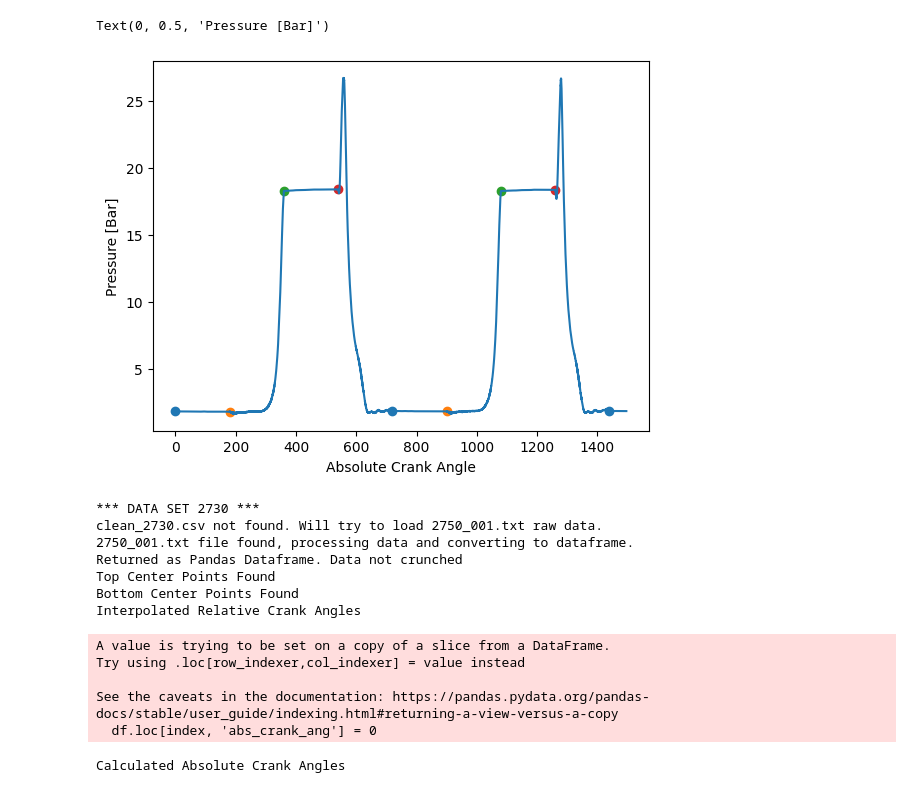
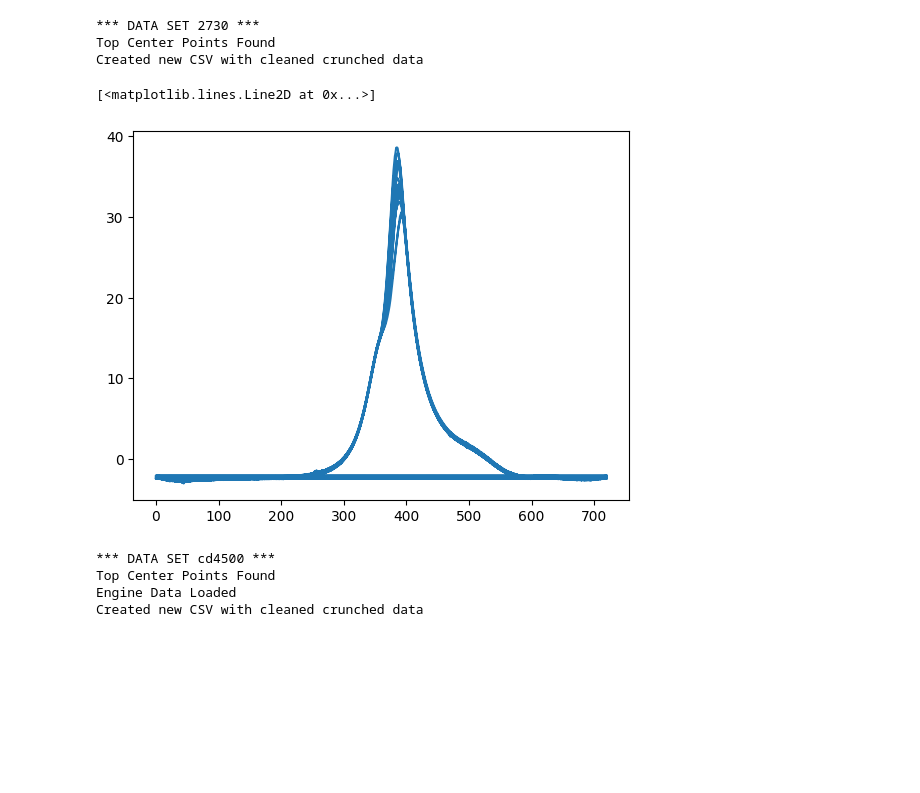
Before and after one commit to The-Josh-Chan/school_projects, a Jupyter notebook: MECH435_InternalComustionEngines/data_crunch.ipynb, the cells around one changed output. Saved outputs shown, nothing was run; the diff lists cells and outputs as text; code cells hidden in the pictures; blank space fills up the shorter version.

```diff
--- a/MECH435_InternalComustionEngines/data_crunch.ipynb
+++ b/MECH435_InternalComustionEngines/data_crunch.ipynb
@@ -39,20 +117,0 @@ plt.plot(cd1700['rel_crank_ang'], cd1700['pressure_bar'])
-# %%
-cd1700_range = cd1700[cd1700['abs_crank_ang'] < 1500]
-state_points = cd1700_range.dropna(subset=['crank_state'])
-state1 = state_points[state_points['crank_state'] == 1]
-state2 = state_points[state_points['crank_state'] == 2]
-state3 = state_points[state_points['crank_state'] == 3]
-state4 = state_points[state_points['crank_state'] == 4]
-state5 = state_points[state_points['crank_state'] == 5]
-plt.plot(cd1700_range['abs_crank_ang'], cd1700_range['pressure_bar'])
-# plt.scatter(state_points['abs_crank_ang'], state_points['pressure_bar'])
-plt.scatter(state1['abs_crank_ang'], state1['pressure_bar'])
-plt.scatter(state2['abs_crank_ang'], state2['pressure_bar'])
-plt.scatter(state3['abs_crank_ang'], state3['pressure_bar'])
-plt.scatter(state4['abs_crank_ang'], state4['pressure_bar'])
-# plt.scatter(state5['abs_crank_ang'], state5['pressure_bar'])
-plt.xlabel("Absolute Crank Angle")
-plt.ylabel("Pressure [Bar]")
-# %% [output]
-Text(0, 0.5, 'Pressure [Bar]')
-[figure, removed]
@@ -267,31 +118,41 @@ def load_data(csv_name, txt_name):
 # %%
 print("*** DATA SET 2730 ***")
-cd2730, data_cleaned = load_data("clean_2730.csv",'2750_001.txt')
-# Clean data takes 5 arguments (DataFrame, BC Repeat len, BC Volt Cutoff, TC Repeat Len, TC Volt Cutoff)
-if data_cleaned == False:
-    cd2730 = clean_data(cd2730, 5, 5, 8, 0.25)
+cd2730 = pd.read_csv('2750_001.txt',  sep='\t', names=['time', 'crank_v', 'pressure_v'])
+cd2730_clean = get_rel_angs(cd2730, 5, 0.3)
 eng2_data = engine_df.iloc[1]
 load = eng2_data["Load"]
 espeed = eng2_data["Engine Speed (rpm)"]
 torque = eng2_data["Torque (lb-f)"]
 power = eng2_data["Power (hp)"]
 time_2_leave = eng2_data["Time for 0.488 L of fuel to leave Burette (s)"]
 air_flow_rate = eng2_data["Air Flow Rate (CFM)"]
 air_in_temp = eng2_data["Air Intake Temperature (F)"]
 # print('Engine Data Loaded')
-# cd2730.to_csv('clean_2730.csv', index=False)
-# print('Created new CSV with cleaned crunched data')
+cd2730_clean.to_csv('clean_2730.csv', index=False)
+print('Created new CSV with cleaned crunched data')
+plt.plot(cd2730_clean['rel_crank_ang'], cd2730_clean['pressure_bar'])
 # %% [output]
 *** DATA SET 2730 ***
-clean_2730.csv not found. Will try to load 2750_001.txt raw data.
-2750_001.txt file found, processing data and converting to dataframe.
-Returned as Pandas Dataframe. Data not crunched
 Top Center Points Found
-Bottom Center Points Found
-Interpolated Relative Crank Angles
+Created new CSV with cleaned crunched data
-A value is trying to be set on a copy of a slice from a DataFrame.
-Try using .loc[row_indexer,col_indexer] = value instead
-
-See the caveats in the documentation: https://pandas.pydata.org/pandas-docs/stable/user_guide/indexing.html#returning-a-view-versus-a-copy
-  df.loc[index, 'abs_crank_ang'] = 0
+[<matplotlib.lines.Line2D at 0x...>]
-Calculated Absolute Crank Angles
+[figure, added]
+# %%
+print("*** DATA SET cd4500 ***")
+cd4500 = pd.read_csv('4500_001.txt',  sep='\t', names=['time', 'crank_v', 'pressure_v'])
+cd4500_clean = get_rel_angs(cd4500, 6, 4)
+eng3_data = engine_df.iloc[2]
+load = eng3_data["Load"]
+espeed = eng3_data["Engine Speed (rpm)"]
+torque = eng3_data["Torque (lb-f)"]
+power = eng3_data["Power (hp)"]
+time_2_leave = eng3_data["Time for 0.488 L of fuel to leave Burette (s)"]
+air_flow_rate = eng3_data["Air Flow Rate (CFM)"]
+air_in_temp = eng3_data["Air Intake Temperature (F)"]
+print('Engine Data Loaded')
+### Since data starts at mid cycle when crank angle is at 360, not 0 or 720, need to shift the data by one phase, did not use function
+# %% [output]
+*** DATA SET cd4500 ***
+Top Center Points Found
+Engine Data Loaded
+Created new CSV with cleaned crunched data
```
Also changed, not shown: parts of 10 cells of this notebook, 5 other files.
